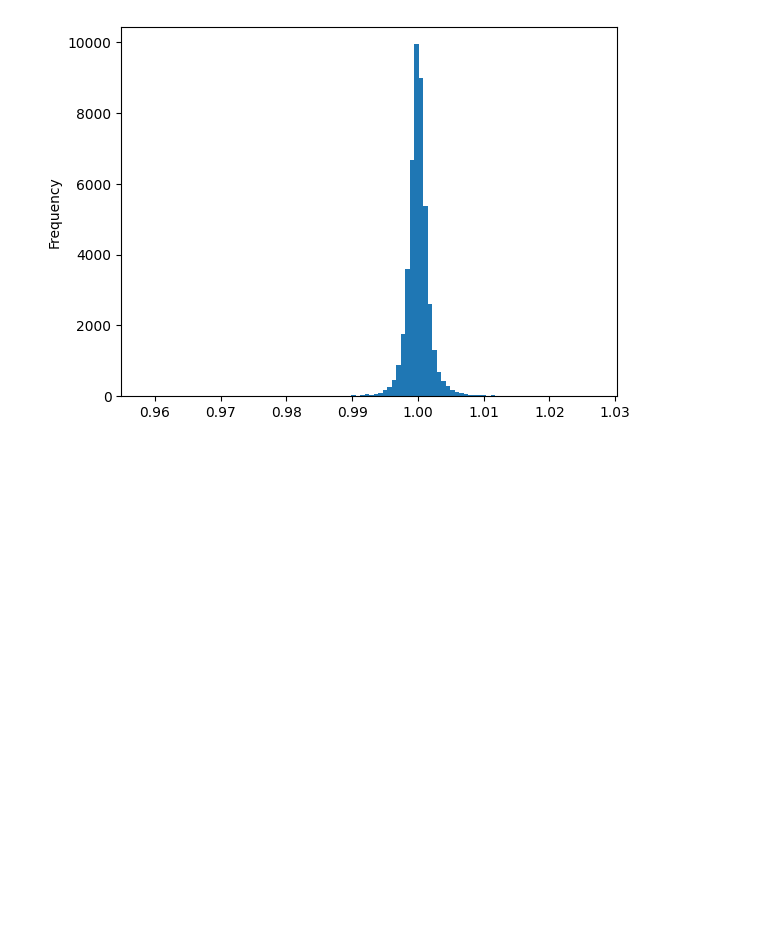
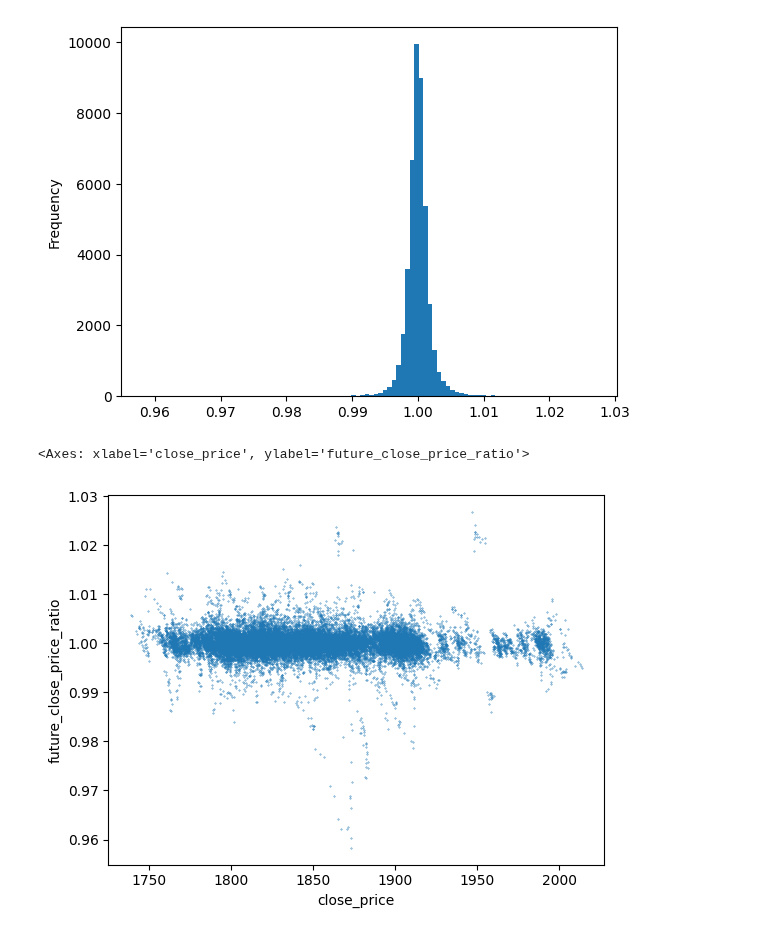
Before and after one commit to yoda31217/to-the-moon, a Jupyter notebook: poc/bot_ml/poc_bot_ml_data_analysis.ipynb, the cells around one changed output. Cells and saved outputs as stored; diff of their text form; code cells hidden in the pictures; blank space fills up the shorter version.

```diff
--- a/poc/bot_ml/poc_bot_ml_data_analysis.ipynb
+++ b/poc/bot_ml/poc_bot_ml_data_analysis.ipynb
@@ -109,3 +109,8 @@ features["future_close_price_ratio"].plot.hist(bins=100)
 # %% [output]
 <Axes: ylabel='Frequency'>
 [figure]
+# %%
+features.plot.scatter(x="close_price", y="future_close_price_ratio", s=0.1)
+# %% [output]
+<Axes: xlabel='close_price', ylabel='future_close_price_ratio'>
+[figure, added]
```
